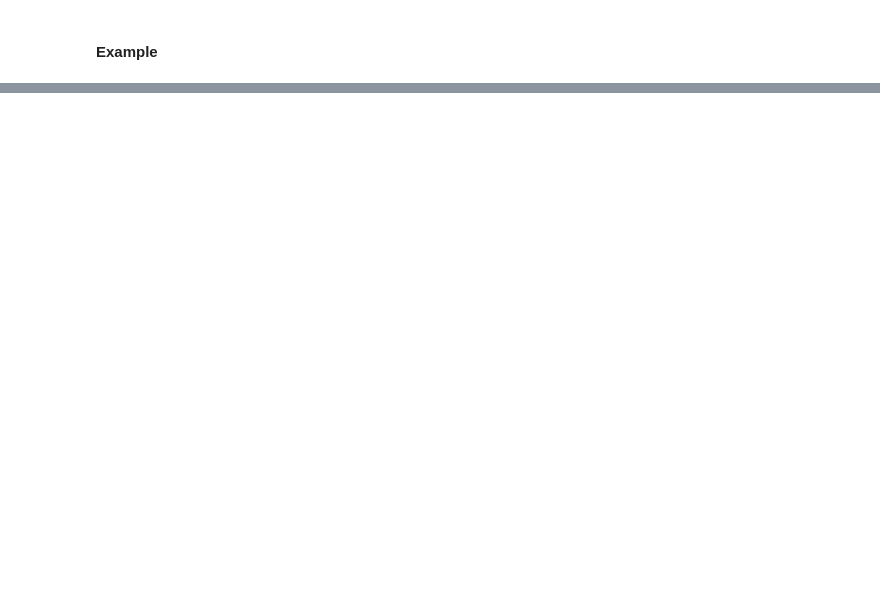
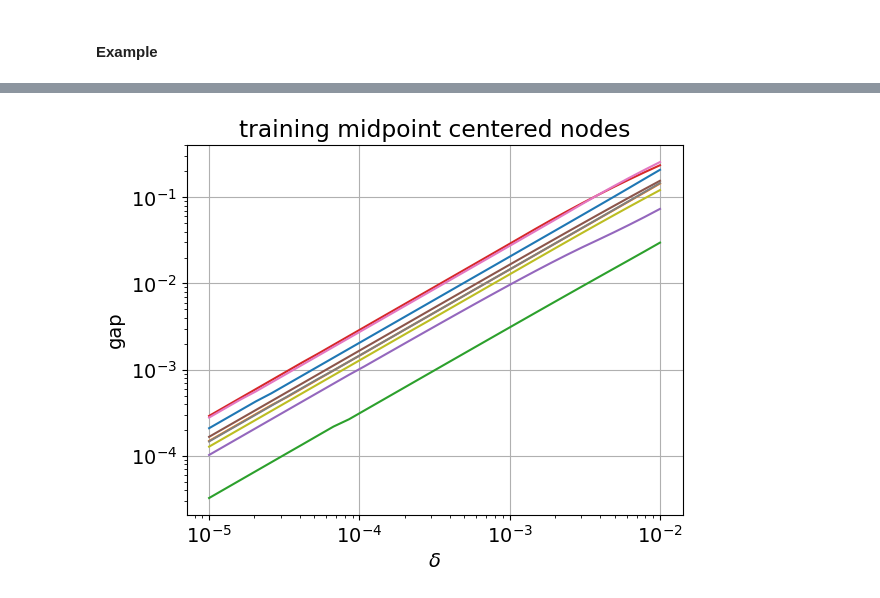
Before and after one commit to llnl/hiop, a Jupyter notebook: src/Drivers/hiopbbpy/BODemoNLP-Tucker.ipynb, the cells around one changed output, grey strips where cells are left out. Drawn from its saved outputs; the diff is of its cells as text; code cells hidden in the pictures; blank space fills up the shorter version.

```diff
--- a/src/Drivers/hiopbbpy/BODemoNLP-Tucker.ipynb
+++ b/src/Drivers/hiopbbpy/BODemoNLP-Tucker.ipynb
@@ -87,0 +346,17 @@ plt.show()
+# %%
+x_train2 = np.atleast_2d(np.sort(x_train.flatten())).T
+midpts_train = [(x_train2[i] + x_train2[i+1]) / 2. for i in range(x_train2.shape[0]-1)]
+midpts_train = np.array(midpts_train)
+
+gap_nplt_points = 30
+deltas = np.logspace(-5, -2, num = gap_nplt_points)
+all_midpt_gaps_v_deltas = []
+for midpt in midpts_train:
+    gaps = np.zeros(len(deltas))
+    for i, delta_scalar in enumerate(deltas):
+        delta = delta_scalar * np.ones(midpt.shape[0])
+        lbox = midpt - delta
+        ubox = midpt + delta
+        acqf_L, acqf_U = bnb.compute_acqf_bounds(lbox, ubox)
+        gaps[i] = acqf_U - acqf_L
+    all_midpt_gaps_v_deltas.append(gaps)
@@ -87,0 +382,12 @@ plt.show()
+# %%
+for i, gaps in enumerate(all_midpt_gaps_v_deltas):
+    plt.plot(deltas, gaps)
+plt.yscale('log')
+plt.xscale('log')
+plt.xlabel(r'$\delta$')
+plt.ylabel('gap')
+plt.title('training midpoint centered nodes')
+plt.grid()
+plt.show()
+# %% [output]
+[figure, added]
```
Also changed, not shown: parts of 20 cells of this notebook, 4 other files.
